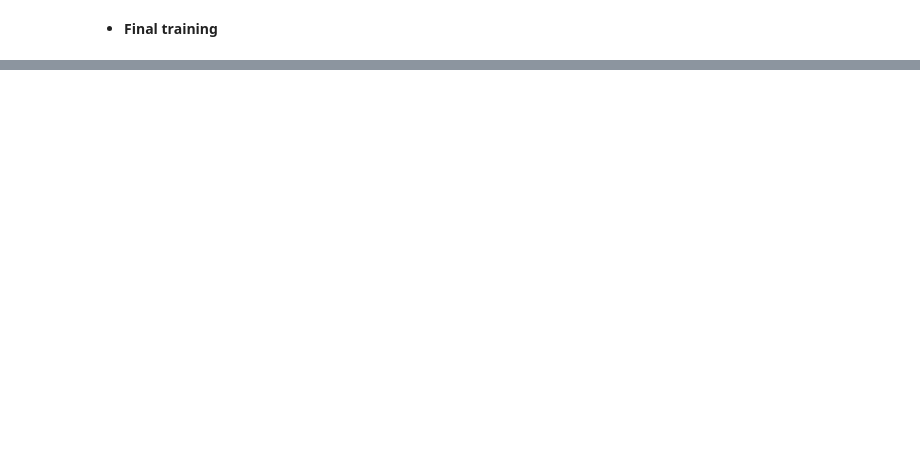
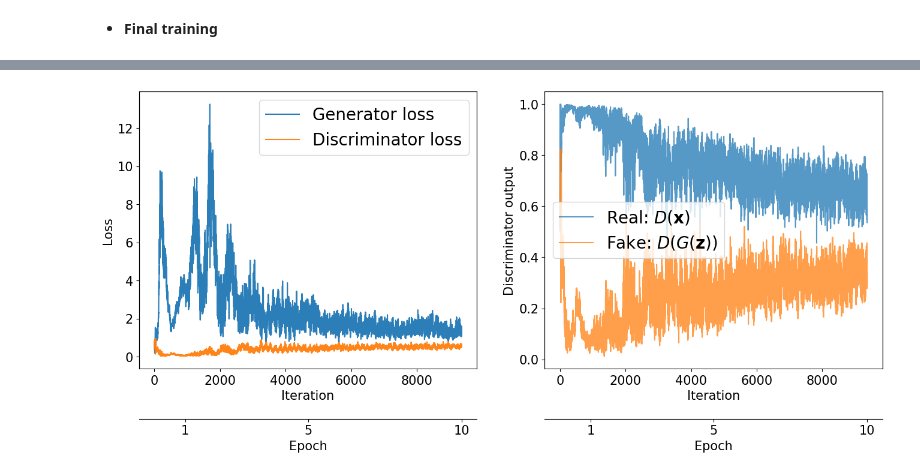
Before and after one commit to Sann-Htet/Machine-Learning-and-Deep-Learning-with-Python-scikit-learn-and-TensorFlow, a Jupyter notebook: Chapter 17/ch17-Generative_Adversarial_Networks_for_Synthesizing_New_Data.ipynb, the cells around one changed output, grey strips where cells are left out. Drawn from its saved outputs; the diff is of its cells as text; code cells hidden in the pictures; blank space fills up the shorter version.

```diff
--- a/Chapter 17/ch17-Generative_Adversarial_Networks_for_Synthesizing_New_Data.ipynb
+++ b/Chapter 17/ch17-Generative_Adversarial_Networks_for_Synthesizing_New_Data.ipynb
@@ -185,7 +186,7 @@ Skipping registering GPU devices...
 import time
 
 
-num_epochs = 100
+num_epochs = 10
 batch_size = 64
 image_size = (28, 28)
 z_size = 20
@@ -314,3 +322,57 @@ Epoch 003 | ET 4.55 min | Avg Losses >> G/D 2.8979/0.7786 [D-Real: 0.3559 D-Fake
 
 #gen_model.save('/content/drive/My Drive/Colab Notebooks/PyML-3rd-edition/ch17-vanila-gan_gen.h5')
 #disc_model.save('/content/drive/My Drive/Colab Notebooks/PyML-3rd-edition/ch17-vanila-gan_disc.h5')
+# %%
+import itertools
+
+
+fig = plt.figure(figsize=(16, 6))
+
+## Plotting the losses
+ax = fig.add_subplot(1, 2, 1)
+g_losses = [item[0] for item in itertools.chain(*all_losses)]
+d_losses = [item[1]/2.0 for item in itertools.chain(*all_losses)]
+plt.plot(g_losses, label='Generator loss', alpha=0.95)
+plt.plot(d_losses, label='Discriminator loss', alpha=0.95)
+plt.legend(fontsize=20)
+ax.set_xlabel('Iteration', size=15)
+ax.set_ylabel('Loss', size=15)
+
+epochs = np.arange(1, 11)
+epoch2iter = lambda e: e*len(all_losses[-1])
+epoch_ticks = [1, 5, 10]
+newpos = [epoch2iter(e) for e in epoch_ticks]
+ax2 = ax.twiny()
+ax2.set_xticks(newpos)
+ax2.set_xticklabels(epoch_ticks)
+ax2.xaxis.set_ticks_position('bottom')
+ax2.xaxis.set_label_position('bottom')
+ax2.spines['bottom'].set_position(('outward', 60))
+ax2.set_xlabel('Epoch', size=15)
+ax2.set_xlim(ax.get_xlim())
+ax.tick_params(axis='both', which='major', labelsize=15)
+ax2.tick_params(axis='both', which='major', labelsize=15)
+
+## Plotting the outputs of the discriminator
+ax = fig.add_subplot(1, 2, 2)
+d_vals_real = [item[0] for item in itertools.chain(*all_d_vals)]
+d_vals_fake = [item[1] for item in itertools.chain(*all_d_vals)]
+plt.plot(d_vals_real, alpha=0.75, label=r'Real: $D(\mathbf{x})$')
+plt.plot(d_vals_fake, alpha=0.75, label=r'Fake: $D(G(\mathbf{z}))$')
+plt.legend(fontsize=20)
+ax.set_xlabel('Iteration', size=15)
+ax.set_ylabel('Discriminator output', size=15)
+
+ax2 = ax.twiny()
+ax2.set_xticks(newpos)
+ax2.set_xticklabels(epoch_ticks)
+ax2.xaxis.set_ticks_position('bottom')
+ax2.xaxis.set_label_position('bottom')
+ax2.spines['bottom'].set_position(('outward', 60))
+ax2.set_xlabel('Epoch', size=15)
+ax2.set_xlim(ax.get_xlim())
+ax.tick_params(axis='both', which='major', labelsize=15)
+ax2.tick_params(axis='both', which='major', labelsize=15)
+plt.show()
+# %% [output]
+[figure, added]
```
Also changed, not shown: parts of 8 cells of this notebook.
